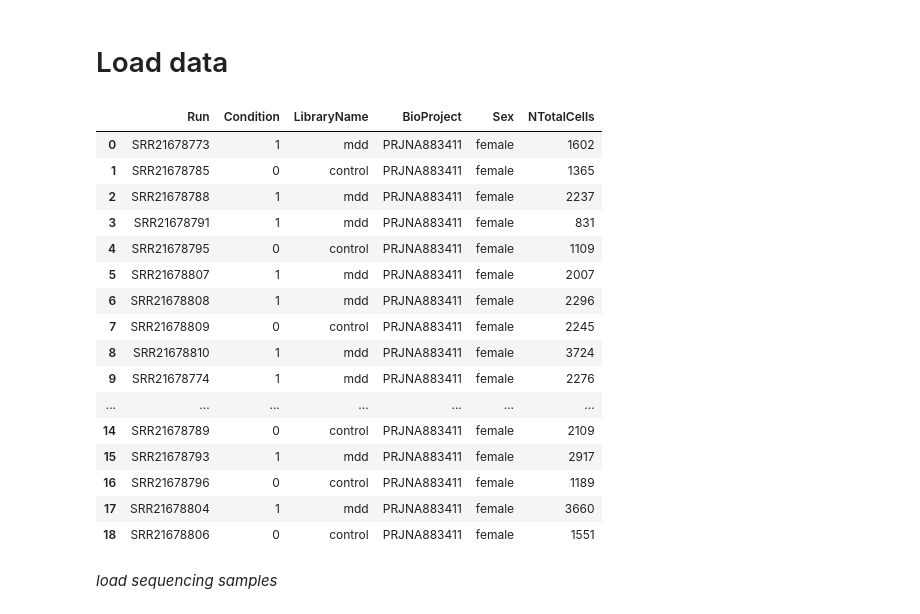
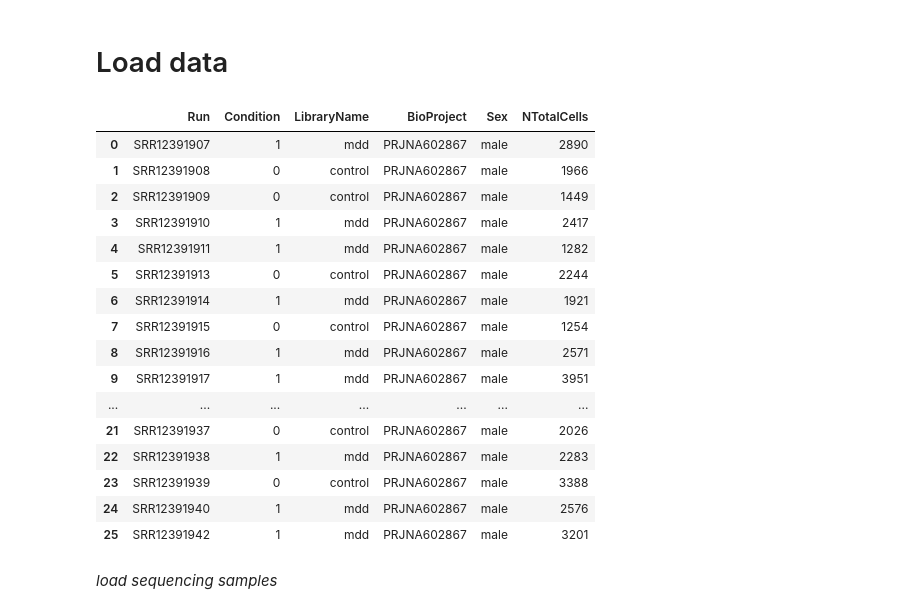
Before and after one commit to EugOT/CN-pr-MDD-snRNA-seq, a Jupyter notebook: notebooks/analysis-snRNA-seq-MDD.ipynb, the cells around one changed output. Saved outputs shown, nothing was run; the diff lists cells and outputs as text; code cells hidden in the pictures.

```diff
--- a/notebooks/analysis-snRNA-seq-MDD.ipynb
+++ b/notebooks/analysis-snRNA-seq-MDD.ipynb
@@ -76,26 +96,27 @@ samples_males = samples_males[["Run", "Condition", "LibraryName", "BioProject",
 
 samples_females = pd.read_csv("data/PRJNA883411.tsv", delimiter="\t")
 samples_females = samples_females[["Run", "Condition", "LibraryName", "BioProject", "Sex", "NTotalCells"]]
-
-samples_females
-# %% [output]
-|  | Run | Condition | LibraryName | BioProject | Sex | NTotalCells |
-| 0 | SRR21678773 | 1 | mdd | PRJNA883411 | female | 1602 |
-| 1 | SRR21678785 | 0 | control | PRJNA883411 | female | 1365 |
-| 2 | SRR21678788 | 1 | mdd | PRJNA883411 | female | 2237 |
-| 3 | SRR21678791 | 1 | mdd | PRJNA883411 | female | 831 |
-| 4 | SRR21678795 | 0 | control | PRJNA883411 | female | 1109 |
-| 5 | SRR21678807 | 1 | mdd | PRJNA883411 | female | 2007 |
-| 6 | SRR21678808 | 1 | mdd | PRJNA883411 | female | 2296 |
-| 7 | SRR21678809 | 0 | control | PRJNA883411 | female | 2245 |
-| 8 | SRR21678810 | 1 | mdd | PRJNA883411 | female | 3724 |
-| 9 | SRR21678774 | 1 | mdd | PRJNA883411 | female | 2276 |
-| ... | ... | ... | ... | ... | ... | ... |
-| 14 | SRR21678789 | 0 | control | PRJNA883411 | female | 2109 |
-| 15 | SRR21678793 | 1 | mdd | PRJNA883411 | female | 2917 |
-| 16 | SRR21678796 | 0 | control | PRJNA883411 | female | 1189 |
-| 17 | SRR21678804 | 1 | mdd | PRJNA883411 | female | 3660 |
-| 18 | SRR21678806 | 0 | control | PRJNA883411 | female | 1551 |
+# %%
+# samples males
+samples_males
+# %% [output]
+|  | Run | Condition | LibraryName | BioProject | Sex | NTotalCells |
+| 0 | SRR12391907 | 1 | mdd | PRJNA602867 | male | 2890 |
+| 1 | SRR12391908 | 0 | control | PRJNA602867 | male | 1966 |
+| 2 | SRR12391909 | 0 | control | PRJNA602867 | male | 1449 |
+| 3 | SRR12391910 | 1 | mdd | PRJNA602867 | male | 2417 |
+| 4 | SRR12391911 | 1 | mdd | PRJNA602867 | male | 1282 |
+| 5 | SRR12391913 | 0 | control | PRJNA602867 | male | 2244 |
+| 6 | SRR12391914 | 1 | mdd | PRJNA602867 | male | 1921 |
+| 7 | SRR12391915 | 0 | control | PRJNA602867 | male | 1254 |
+| 8 | SRR12391916 | 1 | mdd | PRJNA602867 | male | 2571 |
+| 9 | SRR12391917 | 1 | mdd | PRJNA602867 | male | 3951 |
+| ... | ... | ... | ... | ... | ... | ... |
+| 21 | SRR12391937 | 0 | control | PRJNA602867 | male | 2026 |
+| 22 | SRR12391938 | 1 | mdd | PRJNA602867 | male | 2283 |
+| 23 | SRR12391939 | 0 | control | PRJNA602867 | male | 3388 |
+| 24 | SRR12391940 | 1 | mdd | PRJNA602867 | male | 2576 |
+| 25 | SRR12391942 | 1 | mdd | PRJNA602867 | male | 3201 |
 # %% [markdown]
 _load sequencing samples_
 # %%
```
Also changed, not shown: parts of 13 cells of this notebook.
